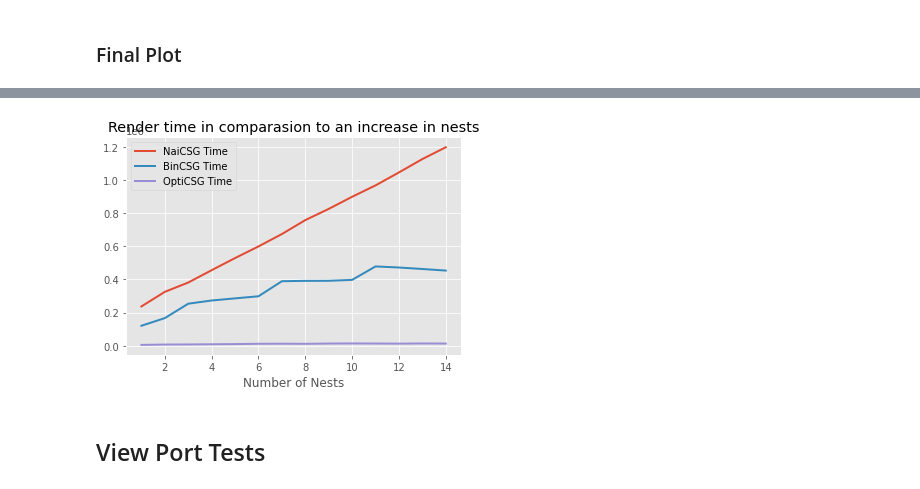
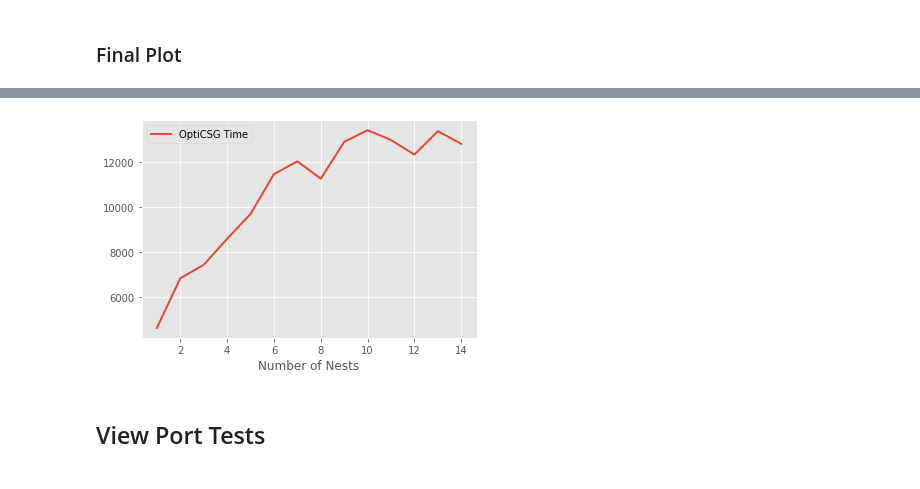
Before and after one commit to otmanesabir/bsc-thesis, a Jupyter notebook: data_analysis/analysis.ipynb, the cells around one changed output, grey strips where cells are left out. Drawn from its saved outputs; the diff is of its cells as text; code cells hidden in the pictures.

```diff
--- a/data_analysis/analysis.ipynb
+++ b/data_analysis/analysis.ipynb
@@ -69,4 +63,7 @@ import pandas as pd
 import cv2
 from scipy.interpolate import make_interp_spline, BSpline
 from functools import reduce
+
+
+saveFig = False
 # %%
@@ -244,14 +238,14 @@ plt.show()
 # %%
-nest_1 = pd.read_csv('n_nests_tests/nesting_base_union.txt', header=None)
-nest_2 = pd.read_csv('n_nests_tests/nesting_optim_union.txt', header=None)
-nest_3 = pd.read_csv('n_nests_tests/nesting_bin_union.txt', header=None)
-
+nest_nai = pd.read_csv('n_nests_tests/nesting_base_union.txt', header=None)
+nest_optim = pd.read_csv('n_nests_tests/nesting_optim_union.txt', header=None)
+nest_bin = pd.read_csv('n_nests_tests/nesting_bin_union.txt', header=None)
 nest_viewport = pd.read_csv('n_nests_tests/nest_to_viewport.txt', header=None)
 # %%
-df_nest = pd.concat([nest_1, nest_2, nest_3, nest_viewport], axis=1)
+df_nest = pd.concat([nest_nai, nest_optim, nest_bin, nest_viewport], axis=1)
 df_nest.columns = ["Triangle Number", "Number of Nests", "NaiCSG Time", "tris2", "nests2", "OptiCSG Time", "tris3", "nests3", "BinCSG Time", "nests4", "Viewport Fill"]
 df_nest = df_nest.drop(columns=['tris2', 'nests2', 'tris3', 'nests3', 'nests4'])
+mean_viewport_fill = df_nest['Viewport Fill'].mean()
 
-mean_viewport_fill = df_nest['Viewport Fill'].mean()
+print("Mean viewport fill")
 print(mean_viewport_fill)
 # %% [output]
@@ -279,10 +283,10 @@ df_nest
 # %%
-df_nest.plot(x ='Number of Nests', y=['NaiCSG Time', 'BinCSG Time', 'OptiCSG Time'], kind = 'line', lw=2)
-plt.title("Render time in comparasion to an increase in nests")
-plt.savefig('nest-performance.png')
+df_nest.plot(x ='Number of Nests', y=['OptiCSG Time'], kind = 'line', lw=2†)
+if saveFig:
+    plt.savefig('nest-performance.png')
 plt.show()
 # %% [output]
-[figure, old version]
+[figure, new version]
 # %% [markdown]
 ## View Port Tests
 # %%
```
Also changed, not shown: parts of 20 cells of this notebook.
